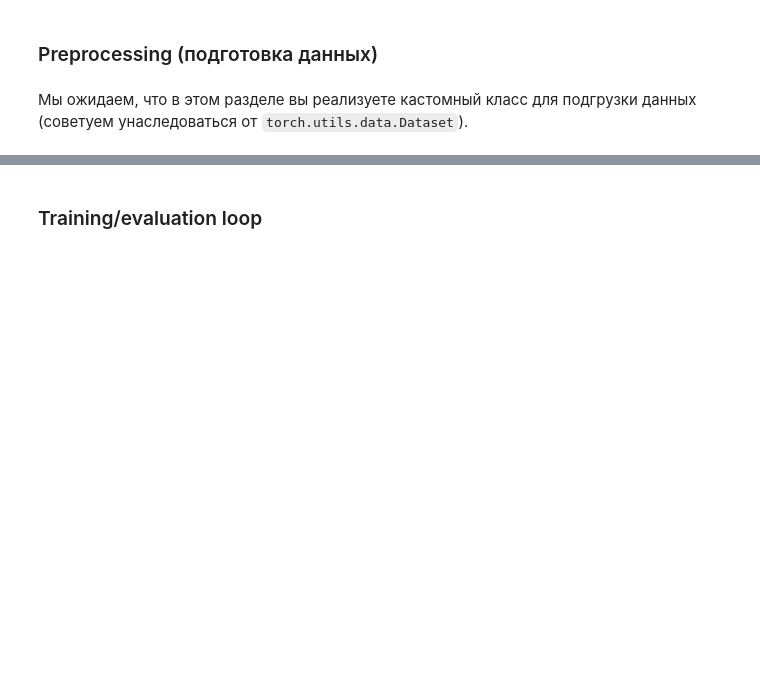
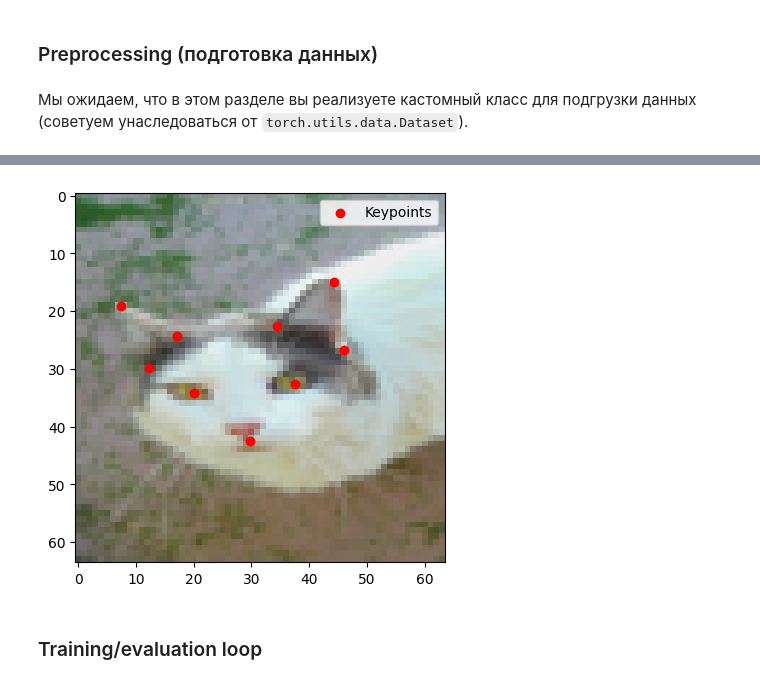
Before and after one commit to YARTEMIY/ml_dist_mipt, a Jupyter notebook: laboratory/lab3/Яровиков_Артемий_Пермь.ipynb, the cells around one changed output, grey strips where cells are left out. Saved outputs shown, nothing was run; the diff lists cells and outputs as text; code cells hidden in the pictures; blank space fills up the shorter version.

```diff
--- a/laboratory/lab3/Яровиков_Артемий_Пермь.ipynb
+++ b/laboratory/lab3/Яровиков_Артемий_Пермь.ipynb
@@ -77,3 +310,11 @@ np.random.seed(my_seed)
+# %%
+# Пример получения одного элемента
+image, keypoints = dataset[1]
+
+# Визуализация ключевых точек на изображении
+visualize_transformed_keypoints(image, keypoints)
+# %% [output]
+[figure, added]
 # %% [markdown]
 ### Training/evaluation loop
 # %% [markdown]
```
Also changed, not shown: parts of 27 cells of this notebook.
